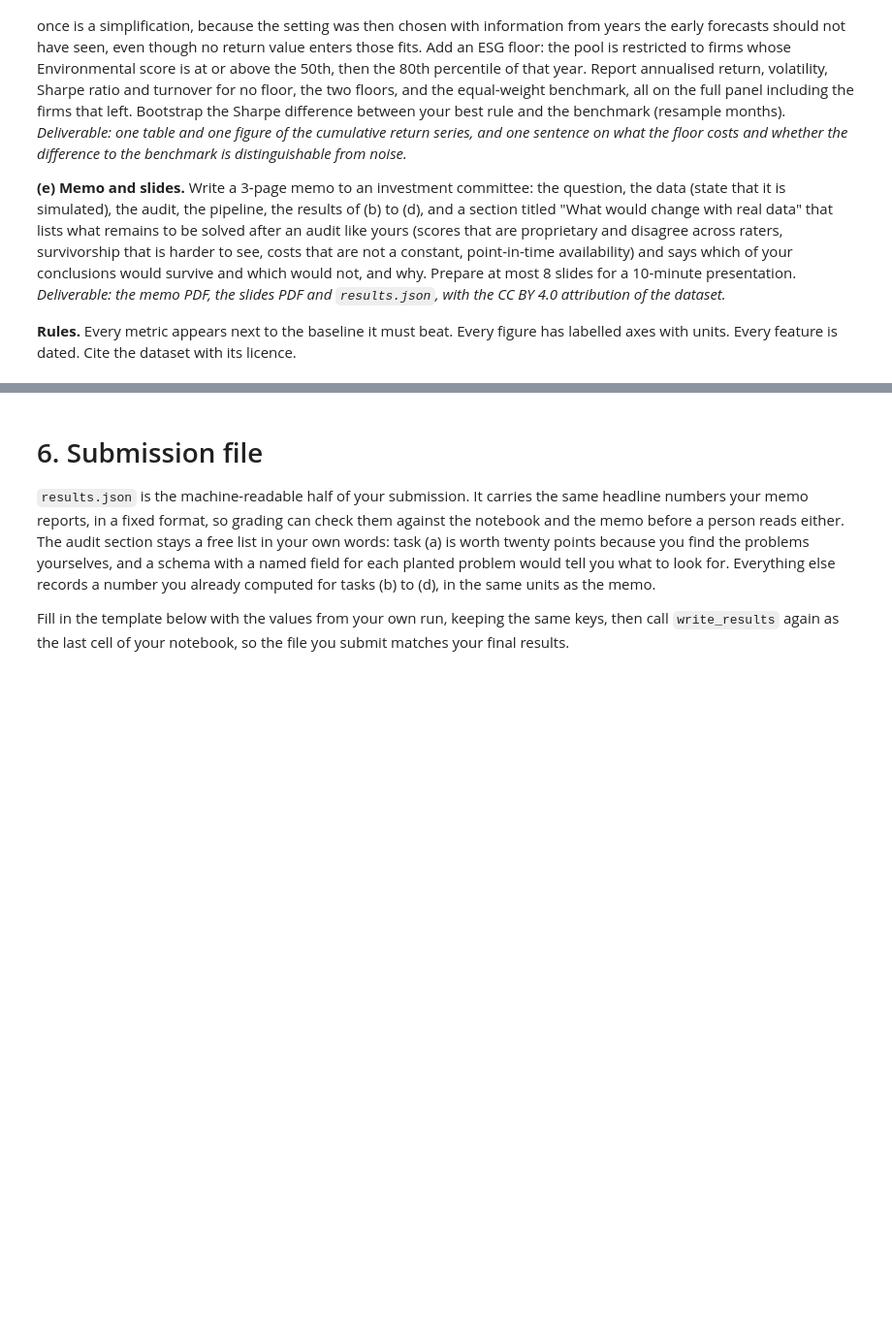
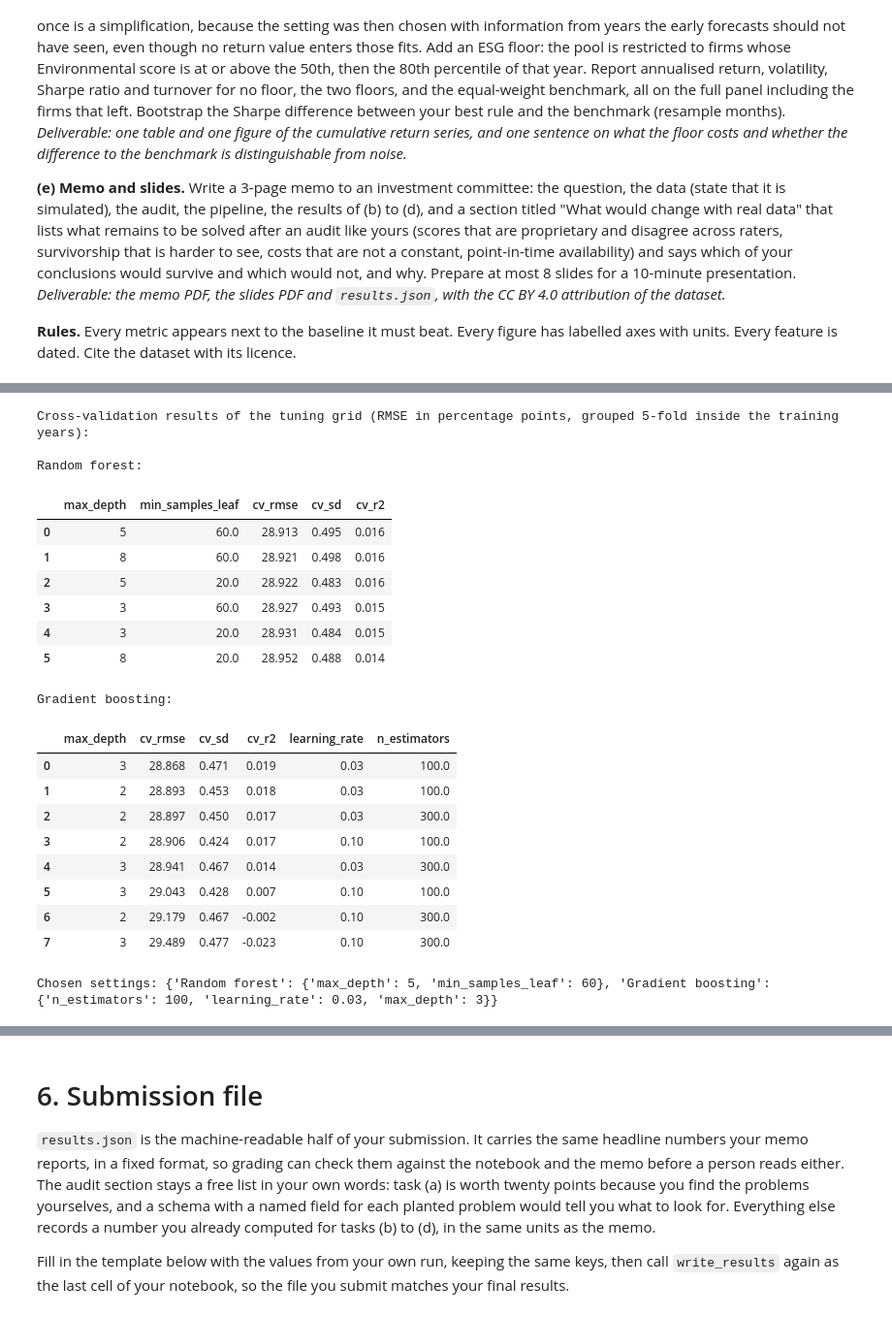
Before and after one commit to FBE5d5wqfds/EAIF-, a Jupyter notebook: group_project_AS2026/notebook/Group_Work_AS_2026_solution.ipynb, the cells around one changed output, grey strips where cells are left out. Shown at 97% size. Cells and saved outputs as stored; diff of their text form; code cells hidden in the pictures; blank space fills up the shorter version.

```diff
--- a/group_project_AS2026/notebook/Group_Work_AS_2026_solution.ipynb
+++ b/group_project_AS2026/notebook/Group_Work_AS_2026_solution.ipynb
@@ -770,0 +775,72 @@ print(f"{len(ml_a):,} formation rows remain after requiring a full 12-month hist
+# %%
+# ---- (b) Step 1: data, cross-validation and tuning of the ensembles ----
+from sklearn.pipeline import make_pipeline
+from sklearn.preprocessing import StandardScaler
+from sklearn.linear_model import LinearRegression
+from sklearn.dummy import DummyRegressor
+from sklearn.ensemble import GradientBoostingRegressor
+from sklearn.model_selection import ParameterGrid, cross_validate
+from scipy.stats import spearmanr
+
+TARGET = "Hold_Return_Pct"          # total 12-month return in percent, July to June after formation
+X_tr, y_tr, g_tr = model_data_a.loc[train_a, feature_cols_a], model_data_a.loc[train_a, TARGET], model_data_a.loc[train_a, "Company_ID"]
+X_te, y_te = model_data_a.loc[test_a, feature_cols_a], model_data_a.loc[test_a, TARGET]
+cv = GroupKFold(n_splits=5)         # all rows of one company stay in the same fold
+
+def cv_scores(model):
+    res = cross_validate(model, X_tr, y_tr, groups=g_tr, cv=cv,
+                         scoring={"rmse": "neg_root_mean_squared_error", "r2": "r2"})
+    return dict(cv_rmse=-res["test_rmse"].mean(), cv_sd=res["test_rmse"].std(), cv_r2=res["test_r2"].mean())
+
+candidates = {"Naive mean (baseline)": DummyRegressor(strategy="mean"),
+              "Linear regression": make_pipeline(StandardScaler(), LinearRegression())}
+cv_table = {name: cv_scores(m) for name, m in candidates.items()}
+
+grids = {
+    "Random forest": (lambda **p: RandomForestRegressor(n_estimators=300, random_state=42, n_jobs=-1, **p),
+                      {"max_depth": [3, 5, 8], "min_samples_leaf": [20, 60]}),
+    "Gradient boosting": (lambda **p: GradientBoostingRegressor(subsample=0.8, min_samples_leaf=20, random_state=42, **p),
+                          {"n_estimators": [100, 300], "learning_rate": [0.03, 0.1], "max_depth": [2, 3]}),
+}
+tuning_rows = []
+for name, (make, grid) in grids.items():
+    for params in ParameterGrid(grid):
+        tuning_rows.append({"model": name, **params, **cv_scores(make(**params))})
+tuning = pd.DataFrame(tuning_rows)
+
+best_params = {}
+for name, (make, grid) in grids.items():
+    t = tuning[tuning["model"] == name]
+    best = t.loc[t["cv_rmse"].idxmin()]
+    best_params[name] = {k: (float(best[k]) if k == "learning_rate" else int(best[k])) for k in grid}
+    label = f"{name} (tuned)"
+    candidates[label] = make(**best_params[name])
+    cv_table[label] = dict(cv_rmse=best["cv_rmse"], cv_sd=best["cv_sd"], cv_r2=best["cv_r2"])
+
+print("Cross-validation results of the tuning grid (RMSE in percentage points, grouped 5-fold inside the training years):")
+for name in grids:
+    t = tuning[tuning["model"] == name].dropna(axis=1, how="all").drop(columns="model")
+    print(f"\n{name}:"); display(t.sort_values("cv_rmse").round(3).reset_index(drop=True))
+print("Chosen settings:", best_params)
+# %% [output]
+Cross-validation results of the tuning grid (RMSE in percentage points, grouped 5-fold inside the training years):
+
+Random forest:
+|  | max_depth | min_samples_leaf | cv_rmse | cv_sd | cv_r2 |
+| 0 | 5 | 60.0 | 28.913 | 0.495 | 0.016 |
+| 1 | 8 | 60.0 | 28.921 | 0.498 | 0.016 |
+| 2 | 5 | 20.0 | 28.922 | 0.483 | 0.016 |
+| 3 | 3 | 60.0 | 28.927 | 0.493 | 0.015 |
+| 4 | 3 | 20.0 | 28.931 | 0.484 | 0.015 |
+| 5 | 8 | 20.0 | 28.952 | 0.488 | 0.014 |
+Gradient boosting:
+|  | max_depth | cv_rmse | cv_sd | cv_r2 | learning_rate | n_estimators |
+| 0 | 3 | 28.868 | 0.471 | 0.019 | 0.03 | 100.0 |
+| 1 | 2 | 28.893 | 0.453 | 0.018 | 0.03 | 100.0 |
+| 2 | 2 | 28.897 | 0.450 | 0.017 | 0.03 | 300.0 |
+| 3 | 2 | 28.906 | 0.424 | 0.017 | 0.10 | 100.0 |
+| 4 | 3 | 28.941 | 0.467 | 0.014 | 0.03 | 300.0 |
+| 5 | 3 | 29.043 | 0.428 | 0.007 | 0.10 | 100.0 |
+| 6 | 2 | 29.179 | 0.467 | -0.002 | 0.10 | 300.0 |
+| 7 | 3 | 29.489 | 0.477 | -0.023 | 0.10 | 300.0 |
+Chosen settings: {'Random forest': {'max_depth': 5, 'min_samples_leaf': 60}, 'Gradient boosting': {'n_estimators': 100, 'learning_rate': 0.03, 'max_depth': 3}}
```
Also changed, not shown: parts of 31 cells of this notebook.
